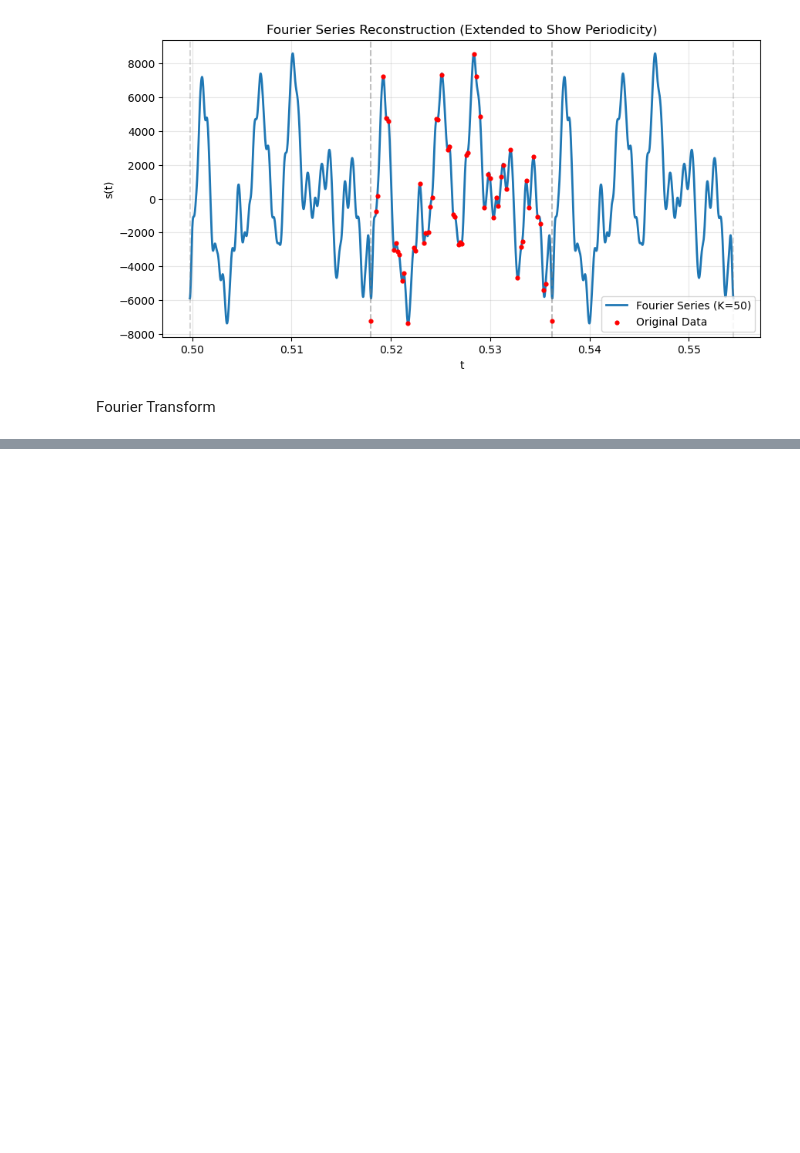
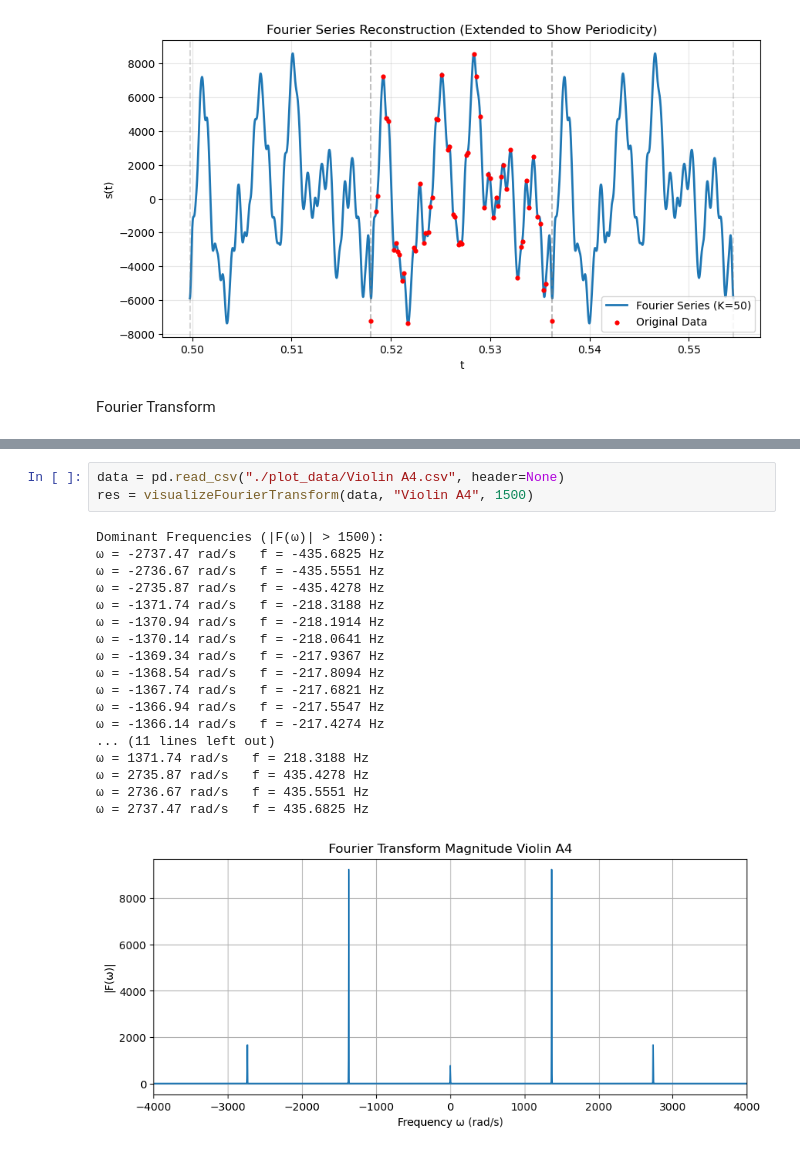
Before and after one commit to RobbenWijanathan/string-signal-analysis, a Jupyter notebook: fourier_analysis.ipynb, the cells around one changed output, grey strips where cells are left out. Drawn from its saved outputs; the diff is of its cells as text; blank space fills up the shorter version.

```diff
--- a/fourier_analysis.ipynb
+++ b/fourier_analysis.ipynb
@@ -302,0 +317,22 @@ DOMINANT FREQUENCIES (|F(ω)| > 2000):
+# %%
+data = pd.read_csv("./plot_data/Violin A4.csv", header=None)
+res = visualizeFourierTransform(data, "Violin A4", 1500)
+# %% [output]
+Dominant Frequencies (|F(ω)| > 1500):
+ω = -2737.47 rad/s   f = -435.6825 Hz
+ω = -2736.67 rad/s   f = -435.5551 Hz
+ω = -2735.87 rad/s   f = -435.4278 Hz
+ω = -1371.74 rad/s   f = -218.3188 Hz
+ω = -1370.94 rad/s   f = -218.1914 Hz
+ω = -1370.14 rad/s   f = -218.0641 Hz
+ω = -1369.34 rad/s   f = -217.9367 Hz
+ω = -1368.54 rad/s   f = -217.8094 Hz
+ω = -1367.74 rad/s   f = -217.6821 Hz
+ω = -1366.94 rad/s   f = -217.5547 Hz
+ω = -1366.14 rad/s   f = -217.4274 Hz
+... (11 lines left out)
+ω = 1371.74 rad/s   f = 218.3188 Hz
+ω = 2735.87 rad/s   f = 435.4278 Hz
+ω = 2736.67 rad/s   f = 435.5551 Hz
+ω = 2737.47 rad/s   f = 435.6825 Hz
+[figure, added]
```
Also changed, not shown: parts of 7 cells of this notebook, 7 other files.
